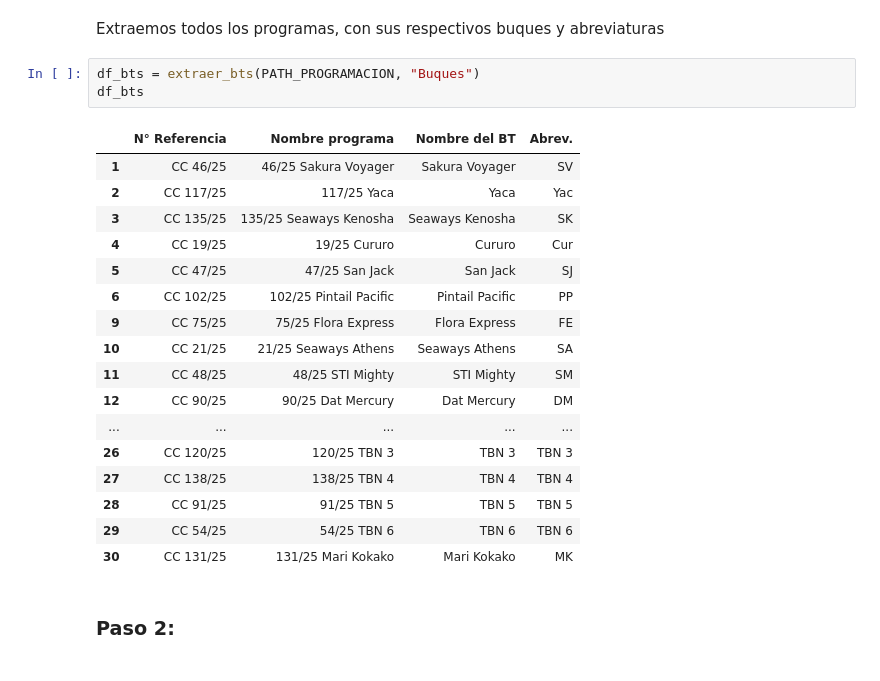
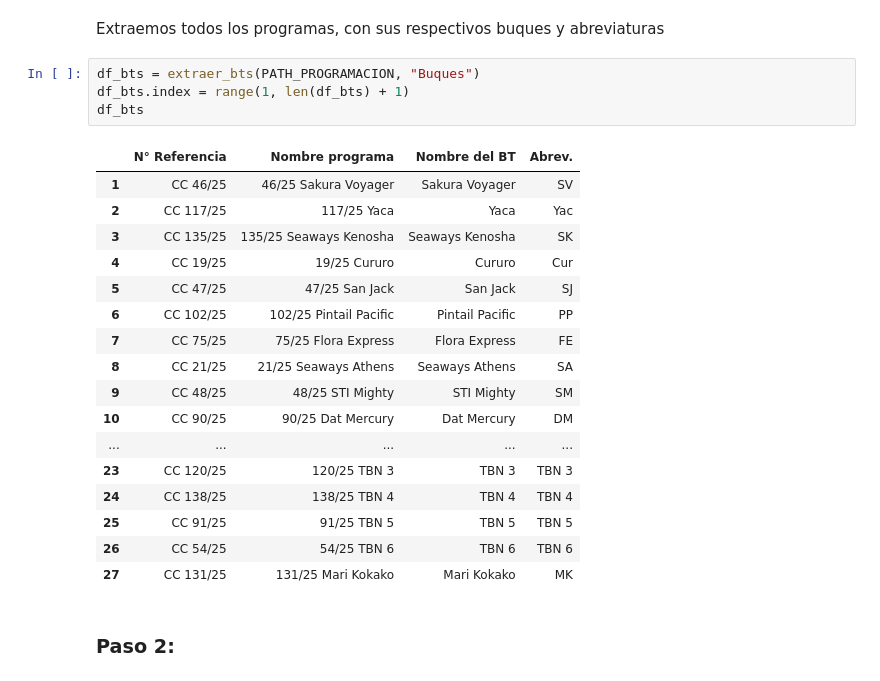
Before and after one commit to jjaubele/Automatizacion-Programacion-BD, a Jupyter notebook: CompletarBD.ipynb, the cells around one changed output. Cells and saved outputs as stored; diff of their text form.

```diff
--- a/CompletarBD.ipynb
+++ b/CompletarBD.ipynb
@@ -90,25 +91,26 @@ PATH_DISTANCIAS = "Distancias entre puertos.xlsx"
 Extraemos todos los programas, con sus respectivos buques y abreviaturas
 # %%
 df_bts = extraer_bts(PATH_PROGRAMACION, "Buques")
+df_bts.index = range(1, len(df_bts) + 1)
 df_bts
 # %% [output]
 |  | N° Referencia | Nombre programa | Nombre del BT | Abrev. |
 | 1 | CC 46/25 | 46/25 Sakura Voyager | Sakura Voyager | SV |
 | 2 | CC 117/25 | 117/25 Yaca | Yaca | Yac |
 | 3 | CC 135/25 | 135/25 Seaways Kenosha | Seaways Kenosha | SK |
 | 4 | CC 19/25 | 19/25 Cururo | Cururo | Cur |
 | 5 | CC 47/25 | 47/25 San Jack | San Jack | SJ |
 | 6 | CC 102/25 | 102/25 Pintail Pacific | Pintail Pacific | PP |
-| 9 | CC 75/25 | 75/25 Flora Express | Flora Express | FE |
-| 10 | CC 21/25 | 21/25 Seaways Athens | Seaways Athens | SA |
-| 11 | CC 48/25 | 48/25 STI Mighty | STI Mighty | SM |
-| 12 | CC 90/25 | 90/25 Dat Mercury | Dat Mercury | DM |
+| 7 | CC 75/25 | 75/25 Flora Express | Flora Express | FE |
+| 8 | CC 21/25 | 21/25 Seaways Athens | Seaways Athens | SA |
+| 9 | CC 48/25 | 48/25 STI Mighty | STI Mighty | SM |
+| 10 | CC 90/25 | 90/25 Dat Mercury | Dat Mercury | DM |
 | ... | ... | ... | ... | ... |
-| 26 | CC 120/25 | 120/25 TBN 3 | TBN 3 | TBN 3 |
-| 27 | CC 138/25 | 138/25 TBN 4 | TBN 4 | TBN 4 |
-| 28 | CC 91/25 | 91/25 TBN 5 | TBN 5 | TBN 5 |
-| 29 | CC 54/25 | 54/25 TBN 6 | TBN 6 | TBN 6 |
-| 30 | CC 131/25 | 131/25 Mari Kokako | Mari Kokako | MK |
+| 23 | CC 120/25 | 120/25 TBN 3 | TBN 3 | TBN 3 |
+| 24 | CC 138/25 | 138/25 TBN 4 | TBN 4 | TBN 4 |
+| 25 | CC 91/25 | 91/25 TBN 5 | TBN 5 | TBN 5 |
+| 26 | CC 54/25 | 54/25 TBN 6 | TBN 6 | TBN 6 |
+| 27 | CC 131/25 | 131/25 Mari Kokako | Mari Kokako | MK |
 # %% [markdown]
 ### Paso 2:
 # %% [markdown]
```
Also changed, not shown: parts of 8 cells of this notebook, 1 other file.
